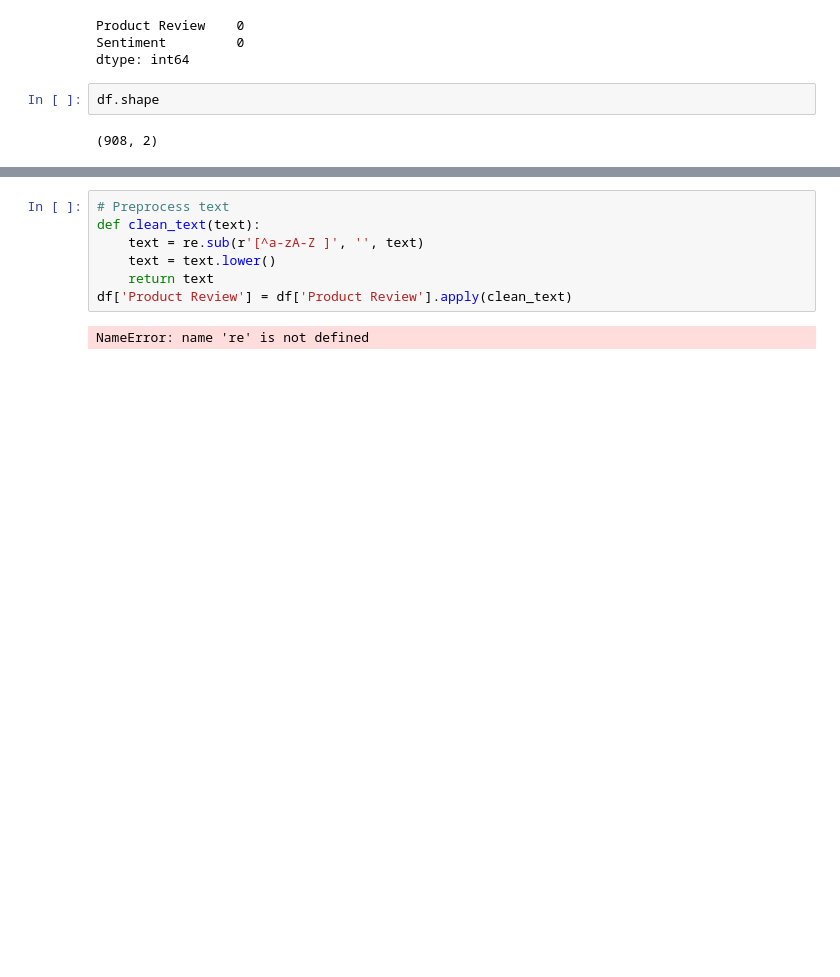
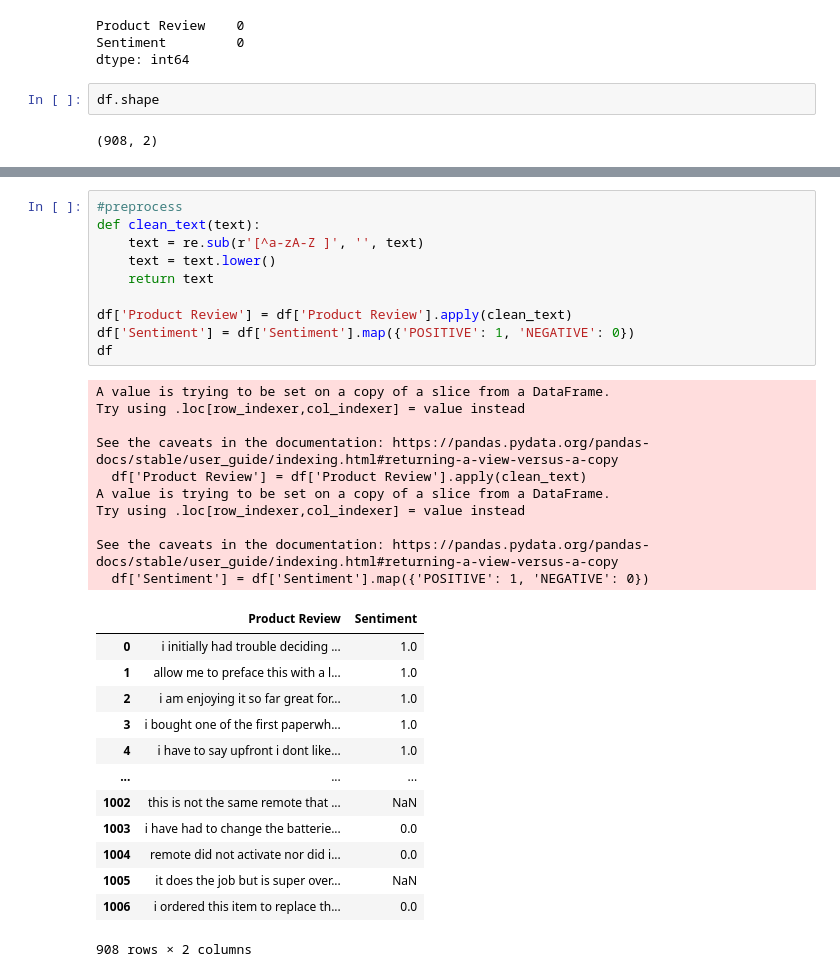
Before and after one commit to aman40399/datascience, a Jupyter notebook: DL/product.ipynb, the cells around one changed output, grey strips where cells are left out. Drawn from its saved outputs; the diff is of its cells as text; blank space fills up the shorter version.

```diff
--- a/DL/product.ipynb
+++ b/DL/product.ipynb
@@ -56,11 +54,36 @@ sns.countplot(x='Sentiment', data=df)
 <Axes: xlabel='Sentiment', ylabel='count'>
 [figure]
 # %%
-# Preprocess text
+#preprocess
 def clean_text(text):
     text = re.sub(r'[^a-zA-Z ]', '', text)
     text = text.lower()
     return text
+
 df['Product Review'] = df['Product Review'].apply(clean_text)
+df['Sentiment'] = df['Sentiment'].map({'POSITIVE': 1, 'NEGATIVE': 0})
+df
 # %% [output]
-NameError: name 're' is not defined
+A value is trying to be set on a copy of a slice from a DataFrame.
+Try using .loc[row_indexer,col_indexer] = value instead
+
+See the caveats in the documentation: https://pandas.pydata.org/pandas-docs/stable/user_guide/indexing.html#returning-a-view-versus-a-copy
+  df['Product Review'] = df['Product Review'].apply(clean_text)
+A value is trying to be set on a copy of a slice from a DataFrame.
+Try using .loc[row_indexer,col_indexer] = value instead
+
+See the caveats in the documentation: https://pandas.pydata.org/pandas-docs/stable/user_guide/indexing.html#returning-a-view-versus-a-copy
+  df['Sentiment'] = df['Sentiment'].map({'POSITIVE': 1, 'NEGATIVE': 0})
+|  | Product Review | Sentiment |
+| 0 | i initially had trouble deciding ... | 1.0 |
+| 1 | allow me to preface this with a l... | 1.0 |
+| 2 | i am enjoying it so far great for... | 1.0 |
+| 3 | i bought one of the first paperwh... | 1.0 |
+| 4 | i have to say upfront i dont like... | 1.0 |
+| ... | ... | ... |
+| 1002 | this is not the same remote that ... | NaN |
+| 1003 | i have had to change the batterie... | 0.0 |
+| 1004 | remote did not activate nor did i... | 0.0 |
+| 1005 | it does the job but is super over... | NaN |
+| 1006 | i ordered this item to replace th... | 0.0 |
+908 rows × 2 columns
```
Also changed, not shown: parts of 6 cells of this notebook.
